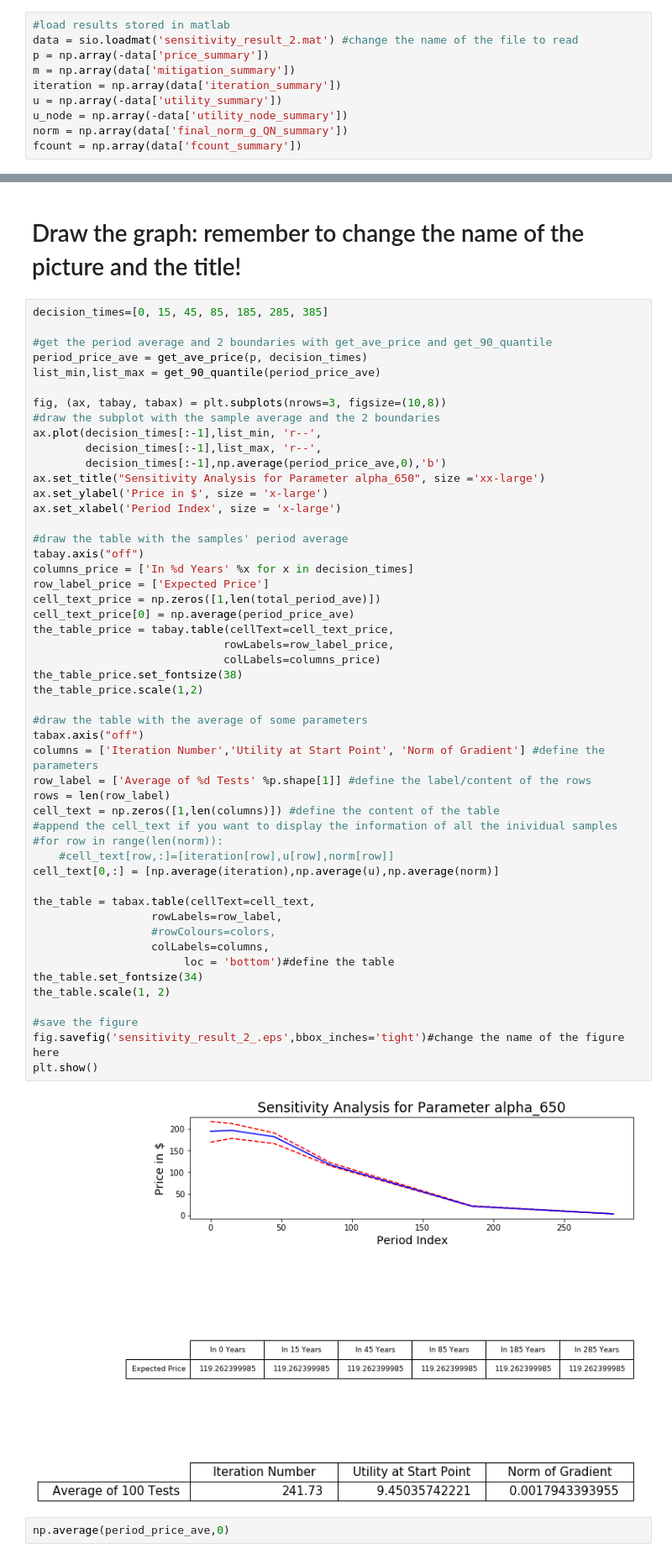
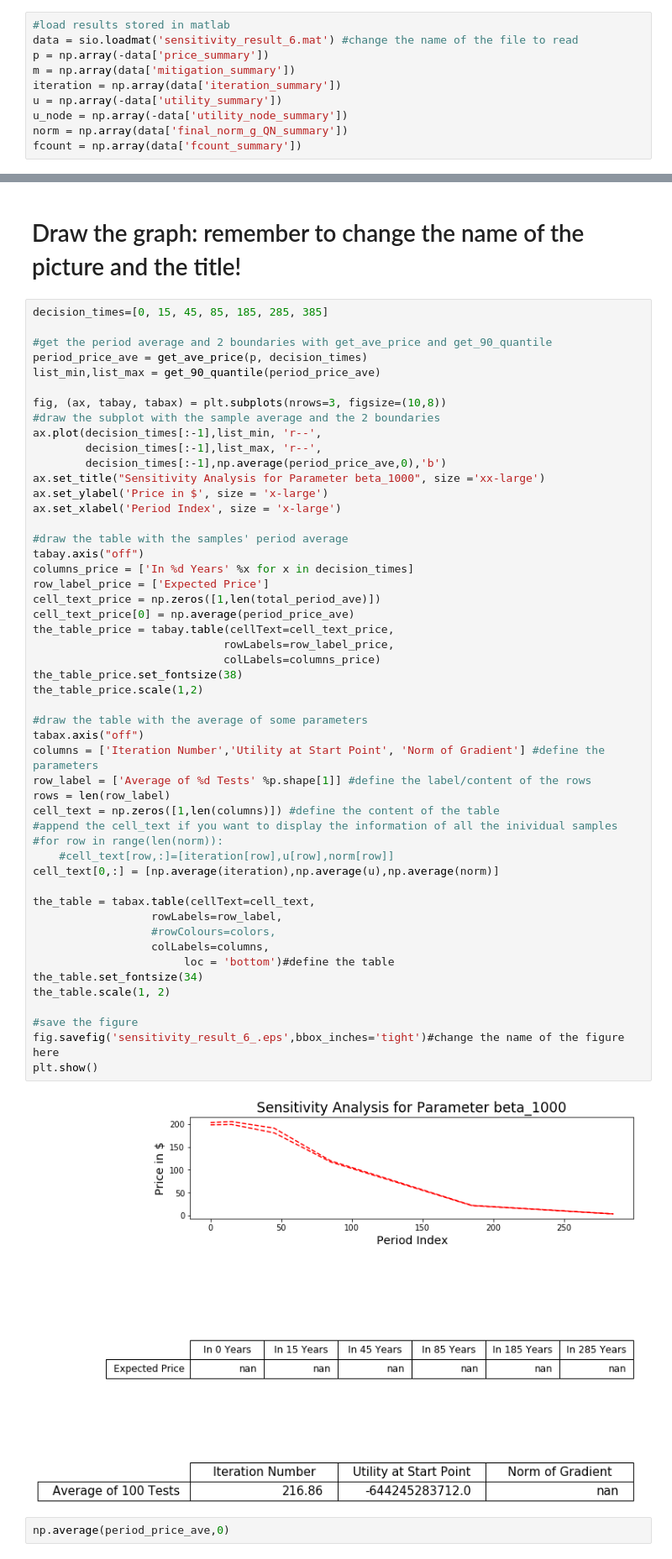
Before and after one commit to Yili-Yang/Litterman_Carbon_Pricing, a Jupyter notebook: ezclimate/graph.ipynb, the cells around one changed output, grey strips where cells are left out. Shown: that part at 84% size. Drawn from its saved outputs; the diff is of its cells as text.

```diff
--- a/ezclimate/graph.ipynb
+++ b/ezclimate/graph.ipynb
@@ -12,7 +12,7 @@ import numpy as np
 # read the file to variable data and import all the variables we concern
 # %%
 #load results stored in matlab
-data = sio.loadmat('sensitivity_result_2.mat') #change the name of the file to read
+data = sio.loadmat('sensitivity_result_6.mat') #change the name of the file to read
 p = np.array(-data['price_summary'])
 m = np.array(data['mitigation_summary'])
 iteration = np.array(data['iteration_summary'])
@@ -75,7 +75,7 @@ fig, (ax, tabay, tabax) = plt.subplots(nrows=3, figsize=(10,8))
 ax.plot(decision_times[:-1],list_min, 'r--',
         decision_times[:-1],list_max, 'r--',
         decision_times[:-1],np.average(period_price_ave,0),'b')
-ax.set_title("Sensitivity Analysis for Parameter alpha_650", size ='xx-large')
+ax.set_title("Sensitivity Analysis for Parameter beta_1000", size ='xx-large')
 ax.set_ylabel('Price in $', size = 'x-large')
 ax.set_xlabel('Period Index', size = 'x-large')
 
@@ -86,35 +86,35 @@ row_label_price = ['Expected Price']
 cell_text_price = np.zeros([1,len(total_period_ave)])
 cell_text_price[0] = np.average(period_price_ave)
 the_table_price = tabay.table(cellText=cell_text_price,
                              rowLabels=row_label_price,
                              colLabels=columns_price)
 the_table_price.set_fontsize(38)
 the_table_price.scale(1,2)
 
 #draw the table with the average of some parameters
 tabax.axis("off")
 columns = ['Iteration Number','Utility at Start Point', 'Norm of Gradient'] #define the parameters
 row_label = ['Average of %d Tests' %p.shape[1]] #define the label/content of the rows
 rows = len(row_label)
 cell_text = np.zeros([1,len(columns)]) #define the content of the table
 #append the cell_text if you want to display the information of all the inividual samples
 #for row in range(len(norm)):
     #cell_text[row,:]=[iteration[row],u[row],norm[row]]
 cell_text[0,:] = [np.average(iteration),np.average(u),np.average(norm)]
 
 the_table = tabax.table(cellText=cell_text,
                   rowLabels=row_label,
                   #rowColours=colors,
                   colLabels=columns,
                        loc = 'bottom')#define the table
 the_table.set_fontsize(34)
 the_table.scale(1, 2)
 
 #save the figure
-fig.savefig('sensitivity_result_2_.eps',bbox_inches='tight')#change the name of the figure here
+fig.savefig('sensitivity_result_6_.eps',bbox_inches='tight')#change the name of the figure here
 plt.show()
 # %% [output]
-[figure, old version]
+[figure, new version]
 # %%
 np.average(period_price_ave,0)
 # %% [output]
```
Also changed, not shown: 3 other files.
